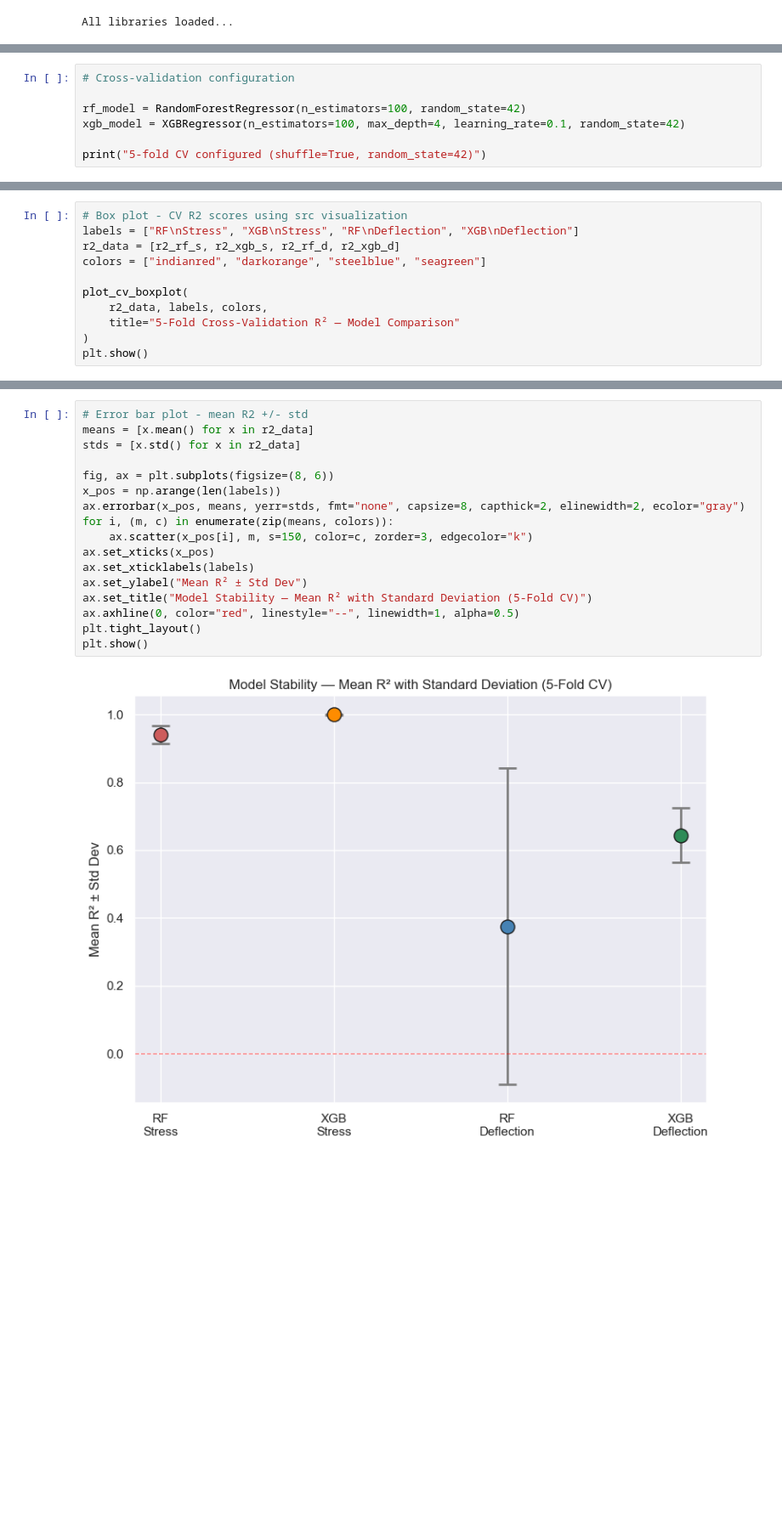
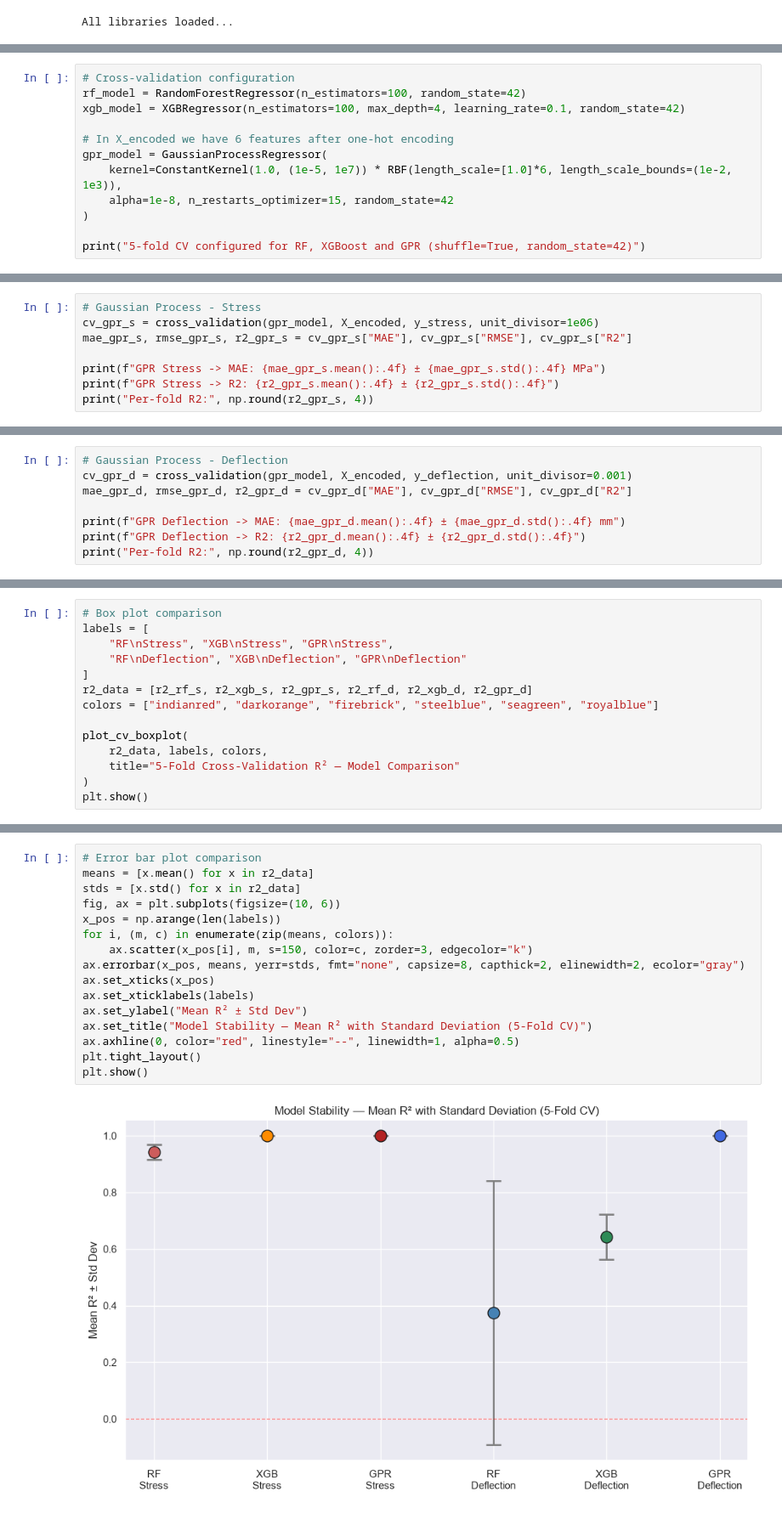
Before and after one commit to AMGhalcyon/Wind_Turbine_Project, a Jupyter notebook: Python/Cross_Validation.ipynb, the cells around one changed output, grey strips where cells are left out. Shown at 85% size. Drawn from its saved outputs; the diff is of its cells as text; blank space fills up the shorter version.

Commit message:
Implemented a new model and evaluated - Gaussian Process Regression (GPR)

```diff
--- a/Python/Cross_Validation.ipynb
+++ b/Python/Cross_Validation.ipynb
@@ -43,8 +42,13 @@ All libraries loaded...
 # %%
 # Cross-validation configuration
-
 rf_model = RandomForestRegressor(n_estimators=100, random_state=42)
 xgb_model = XGBRegressor(n_estimators=100, max_depth=4, learning_rate=0.1, random_state=42)
 
-print("5-fold CV configured (shuffle=True, random_state=42)")
+# In X_encoded we have 6 features after one-hot encoding
+gpr_model = GaussianProcessRegressor(
+    kernel=ConstantKernel(1.0, (1e-5, 1e7)) * RBF(length_scale=[1.0]*6, length_scale_bounds=(1e-2, 1e3)),
+    alpha=1e-8, n_restarts_optimizer=15, random_state=42
+)
+
+print("5-fold CV configured for RF, XGBoost and GPR (shuffle=True, random_state=42)")
 # %% [output]
@@ -83,0 +78,8 @@ Per-fold R2: [0.9999 0.9999 0.9986 1.     0.9999]
+# %%
+# Gaussian Process - Stress
+cv_gpr_s = cross_validation(gpr_model, X_encoded, y_stress, unit_divisor=1e06)
+mae_gpr_s, rmse_gpr_s, r2_gpr_s = cv_gpr_s["MAE"], cv_gpr_s["RMSE"], cv_gpr_s["R2"]
+
+print(f"GPR Stress -> MAE: {mae_gpr_s.mean():.4f} ± {mae_gpr_s.std():.4f} MPa")
+print(f"GPR Stress -> R2: {r2_gpr_s.mean():.4f} ± {r2_gpr_s.std():.4f}")
+print("Per-fold R2:", np.round(r2_gpr_s, 4))
@@ -115,0 +134,8 @@ Per-fold R2: [0.6097 0.767  0.7043 0.5853 0.5528]
+# %%
+# Gaussian Process - Deflection
+cv_gpr_d = cross_validation(gpr_model, X_encoded, y_deflection, unit_divisor=0.001)
+mae_gpr_d, rmse_gpr_d, r2_gpr_d = cv_gpr_d["MAE"], cv_gpr_d["RMSE"], cv_gpr_d["R2"]
+
+print(f"GPR Deflection -> MAE: {mae_gpr_d.mean():.4f} ± {mae_gpr_d.std():.4f} mm")
+print(f"GPR Deflection -> R2: {r2_gpr_d.mean():.4f} ± {r2_gpr_d.std():.4f}")
+print("Per-fold R2:", np.round(r2_gpr_d, 4))
@@ -135,8 +191,11 @@ comparison_df
 # %%
-# Box plot - CV R2 scores using src visualization
-labels = ["RF\nStress", "XGB\nStress", "RF\nDeflection", "XGB\nDeflection"]
-r2_data = [r2_rf_s, r2_xgb_s, r2_rf_d, r2_xgb_d]
-colors = ["indianred", "darkorange", "steelblue", "seagreen"]
+# Box plot comparison
+labels = [
+    "RF\nStress", "XGB\nStress", "GPR\nStress",
+    "RF\nDeflection", "XGB\nDeflection", "GPR\nDeflection"
+]
+r2_data = [r2_rf_s, r2_xgb_s, r2_gpr_s, r2_rf_d, r2_xgb_d, r2_gpr_d]
+colors = ["indianred", "darkorange", "firebrick", "steelblue", "seagreen", "royalblue"]
 
 plot_cv_boxplot(
     r2_data, labels, colors,
@@ -148,19 +207,18 @@ plt.show()
 # %%
-# Error bar plot - mean R2 +/- std
+# Error bar plot comparison
 means = [x.mean() for x in r2_data]
 stds = [x.std() for x in r2_data]
-
-fig, ax = plt.subplots(figsize=(8, 6))
+fig, ax = plt.subplots(figsize=(10, 6))
 x_pos = np.arange(len(labels))
-ax.errorbar(x_pos, means, yerr=stds, fmt="none", capsize=8, capthick=2, elinewidth=2, ecolor="gray")
 for i, (m, c) in enumerate(zip(means, colors)):
     ax.scatter(x_pos[i], m, s=150, color=c, zorder=3, edgecolor="k")
+ax.errorbar(x_pos, means, yerr=stds, fmt="none", capsize=8, capthick=2, elinewidth=2, ecolor="gray")
 ax.set_xticks(x_pos)
 ax.set_xticklabels(labels)
 ax.set_ylabel("Mean R² ± Std Dev")
 ax.set_title("Model Stability — Mean R² with Standard Deviation (5-Fold CV)")
 ax.axhline(0, color="red", linestyle="--", linewidth=1, alpha=0.5)
 plt.tight_layout()
 plt.show()
 # %% [output]
-[figure, old version]
+[figure, new version]
```
Also changed, not shown: parts of 16 cells of this notebook, 4 other files.
